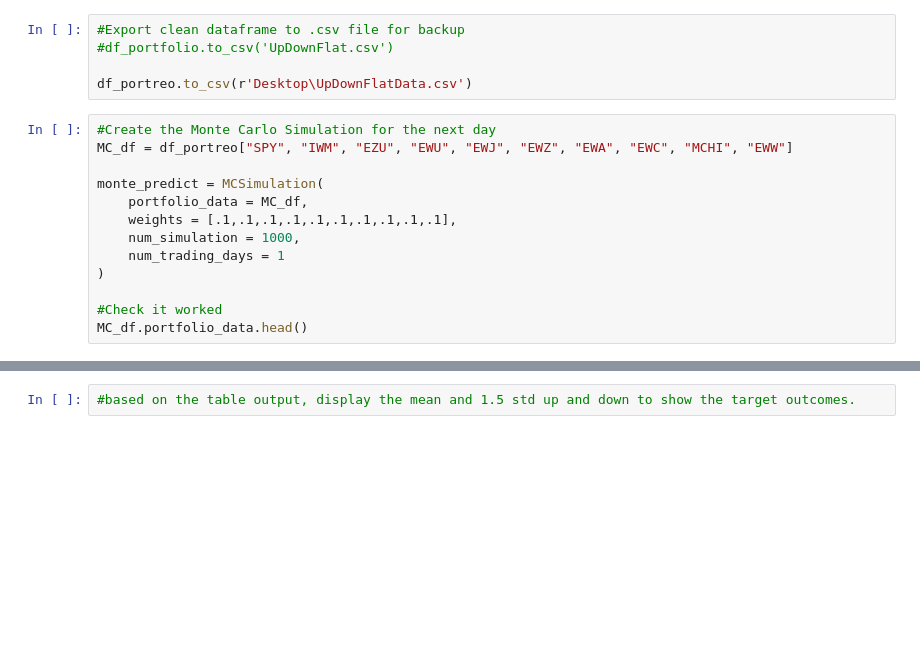
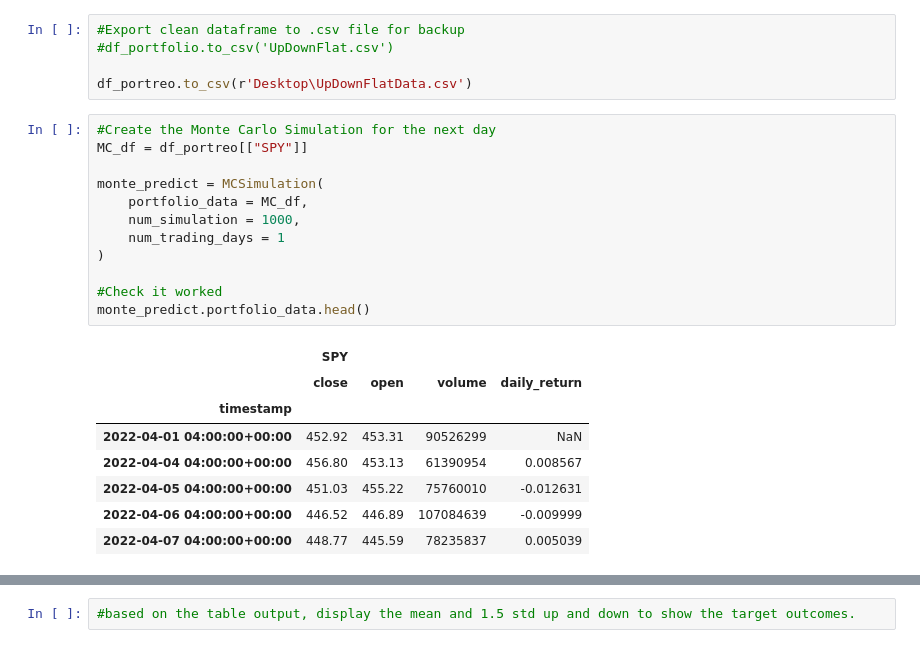
Before and after one commit to 15jarom/GroupProject1, a Jupyter notebook: UpDownFlat.ipynb, the cells around one changed output, grey strips where cells are left out. Cells and saved outputs as stored; diff of their text form; blank space fills up the shorter version.

```diff
--- a/UpDownFlat.ipynb
+++ b/UpDownFlat.ipynb
@@ -95,16 +141,24 @@ df_portreo
 df_portreo.to_csv(r'Desktop\UpDownFlatData.csv')
 # %%
 #Create the Monte Carlo Simulation for the next day
-MC_df = df_portreo["SPY", "IWM", "EZU", "EWU", "EWJ", "EWZ", "EWA", "EWC", "MCHI", "EWW"]
+MC_df = df_portreo[["SPY"]]
 
 monte_predict = MCSimulation(
     portfolio_data = MC_df,
-    weights = [.1,.1,.1,.1,.1,.1,.1,.1,.1,.1],
     num_simulation = 1000,
     num_trading_days = 1
 )
 
 #Check it worked
-MC_df.portfolio_data.head()
+monte_predict.portfolio_data.head()
+# %% [output]
+|  | SPY |  |  |  |
+|  | close | open | volume | daily_return |
+| timestamp |  |  |  |  |
+| 2022-04-01 04:00:00+00:00 | 452.92 | 453.31 | 90526299 | NaN |
+| 2022-04-04 04:00:00+00:00 | 456.80 | 453.13 | 61390954 | 0.008567 |
+| 2022-04-05 04:00:00+00:00 | 451.03 | 455.22 | 75760010 | -0.012631 |
+| 2022-04-06 04:00:00+00:00 | 446.52 | 446.89 | 107084639 | -0.009999 |
+| 2022-04-07 04:00:00+00:00 | 448.77 | 445.59 | 78235837 | 0.005039 |
 # %%
 # Run a Monte Carlo simulation to forecast tomorrow's movement
```
Also changed, not shown: parts of 9 cells of this notebook, 1 other file.
